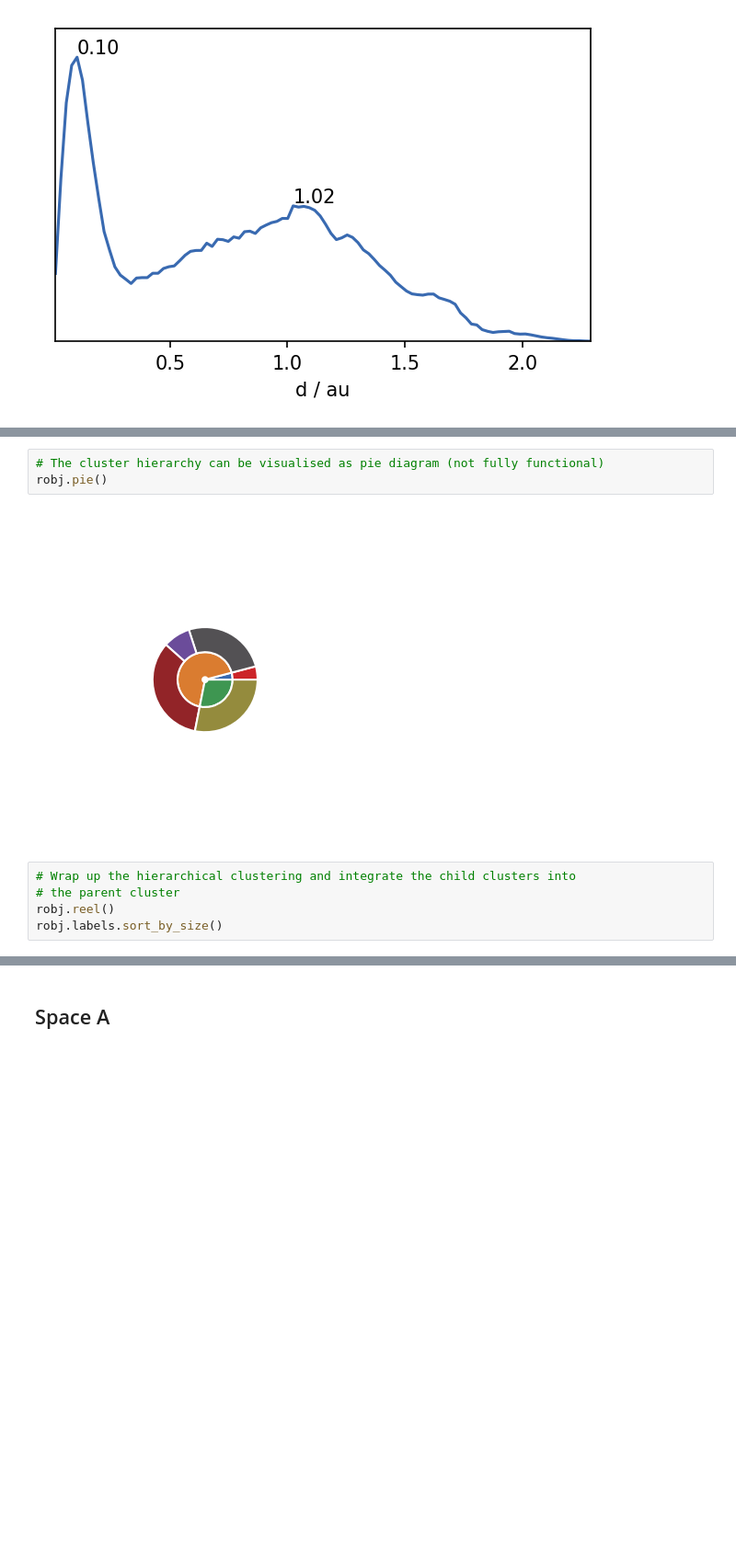
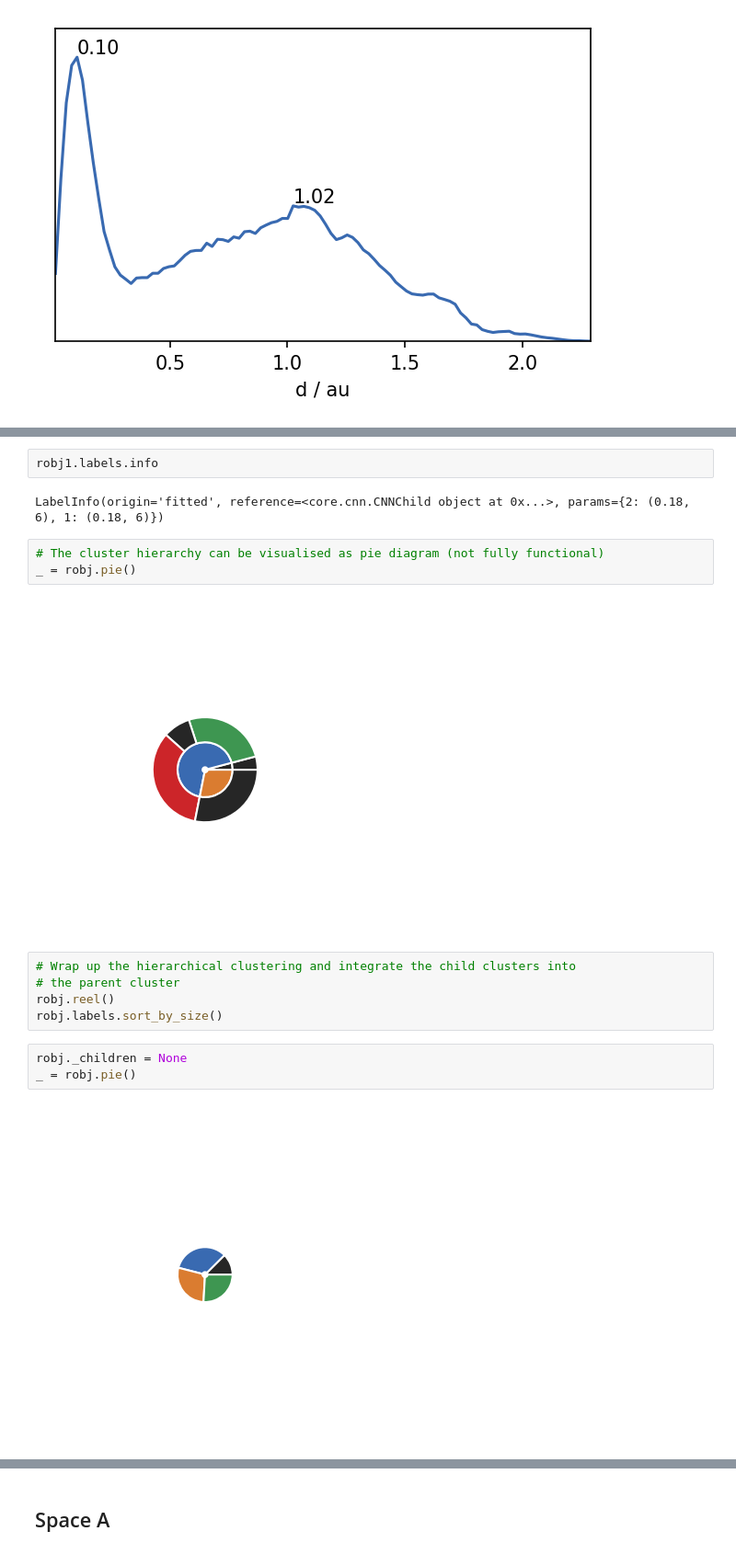
Before and after one commit to janjoswig/CommonNNClustering, a Jupyter notebook: tutorial/tutorial.ipynb, the cells around one changed output, grey strips where cells are left out. Shown at 92% size. Drawn from its saved outputs; the diff is of its cells as text; blank space fills up the shorter version.

```diff
--- a/tutorial/tutorial.ipynb
+++ b/tutorial/tutorial.ipynb
@@ -508,13 +504,22 @@ Text(0.5, 1.0, 'member cutoff 5')
+# %%
+robj1.labels.info
+# %% [output]
+LabelInfo(origin='fitted', reference=<core.cnn.CNNChild object at 0x...>, params={2: (0.18, 6), 1: (0.18, 6)})
 # %%
 # The cluster hierarchy can be visualised as pie diagram (not fully functional)
-robj.pie()
+_ = robj.pie()
 # %% [output]
-[figure, old version]
+[figure, new version]
 # %%
 # Wrap up the hierarchical clustering and integrate the child clusters into
 # the parent cluster
 robj.reel()
 robj.labels.sort_by_size()
+# %%
+robj._children = None
+_ = robj.pie()
+# %% [output]
+[figure, added]
 # %%
 fig, ax = plt.subplots()
 _ = robj.evaluate(ax=ax, ax_props=ax_props)
```
Also changed, not shown: parts of 30 cells of this notebook, 42 other files.
